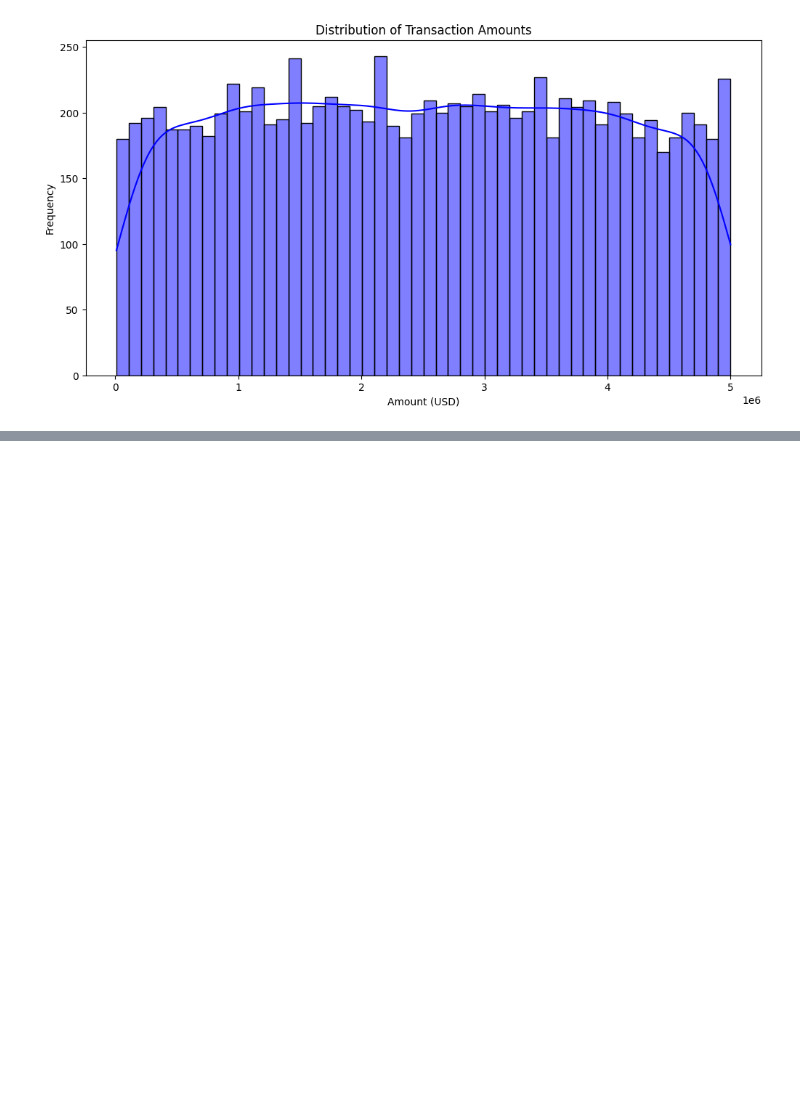
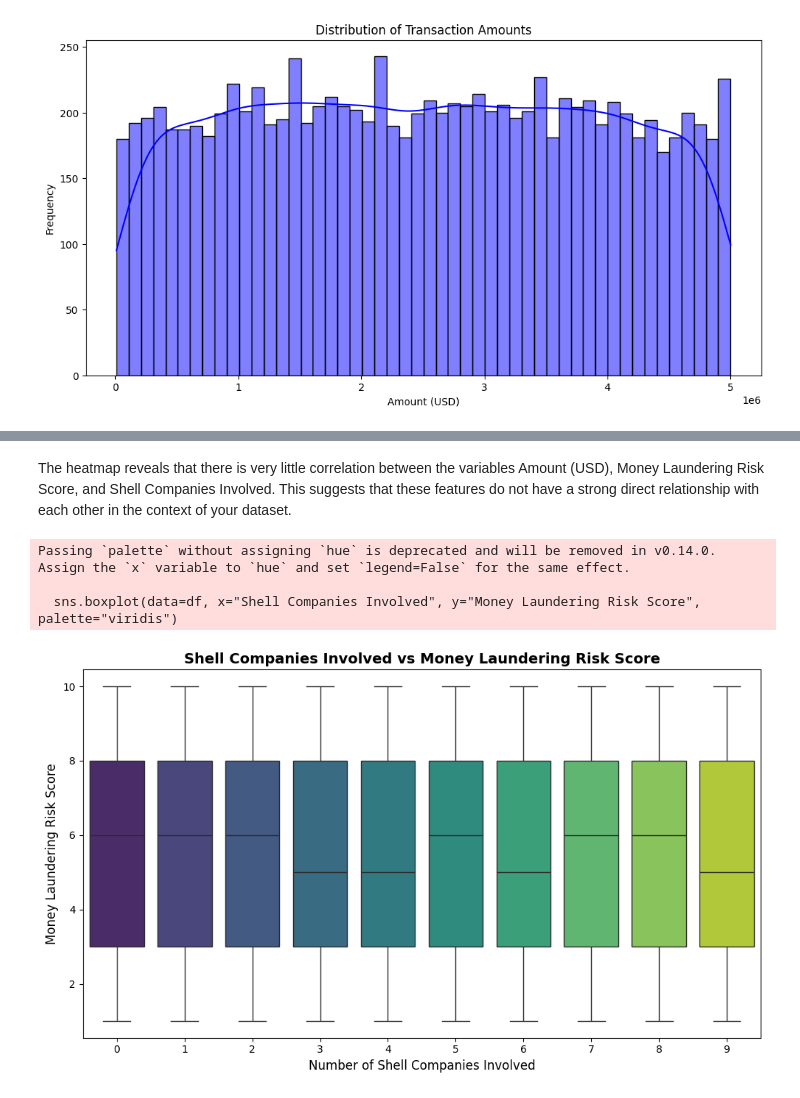
Before and after one commit to muhammadahmed73/Final-Project, a Jupyter notebook: 22031216_UOH_Final_Project.ipynb, the cells around one changed output, grey strips where cells are left out. Drawn from its saved outputs; the diff is of its cells as text; code cells hidden in the pictures; blank space fills up the shorter version.

```diff
--- a/22031216_UOH_Final_Project.ipynb
+++ b/22031216_UOH_Final_Project.ipynb
@@ -242,0 +265,17 @@ plt.show()
+# %% [markdown]
+The heatmap reveals that there is very little correlation between the variables Amount (USD), Money Laundering Risk Score, and Shell Companies Involved. This suggests that these features do not have a strong direct relationship with each other in the context of your dataset.
+# %%
+# Plotting distributions of Money Laundering Risk Score by key factors
+# Shell Companies vs Risk Score
+plt.figure(figsize=(10, 6))
+sns.boxplot(data=df, x="Shell Companies Involved", y="Money Laundering Risk Score", palette="viridis")
+plt.title("Shell Companies Involved vs Money Laundering Risk Score", fontsize=14, weight='bold')
+plt.xlabel("Number of Shell Companies Involved", fontsize=12)
+plt.ylabel("Money Laundering Risk Score", fontsize=12)
+plt.tight_layout()
+plt.show()
+# %% [output]
+Passing `palette` without assigning `hue` is deprecated and will be removed in v0.14.0. Assign the `x` variable to `hue` and set `legend=False` for the same effect.
+
+  sns.boxplot(data=df, x="Shell Companies Involved", y="Money Laundering Risk Score", palette="viridis")
+[figure, added]
```
Also changed, not shown: parts of 18 cells of this notebook.
